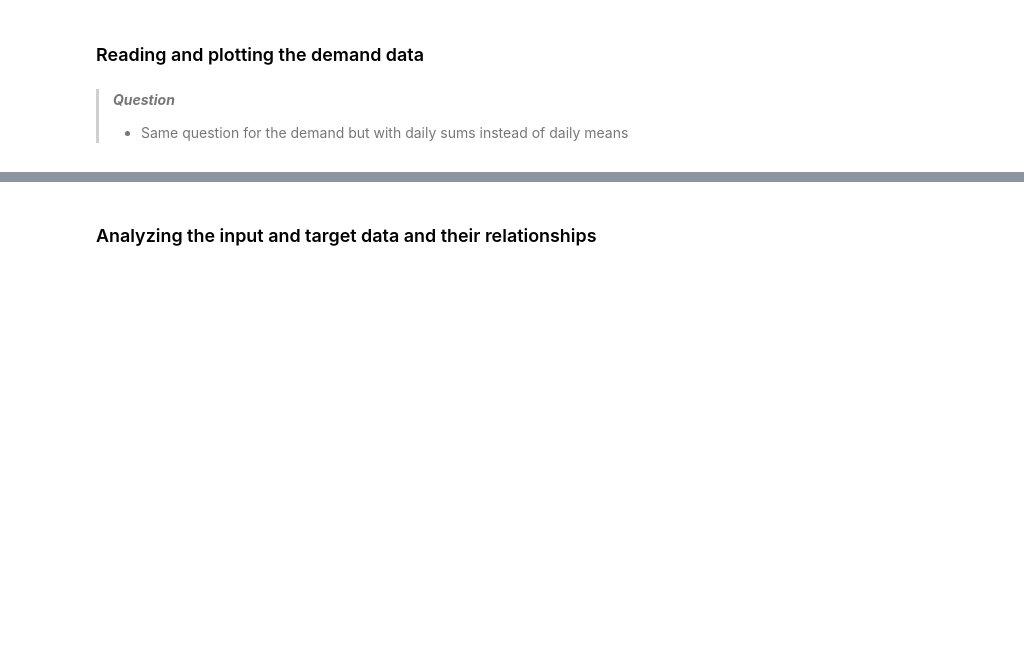
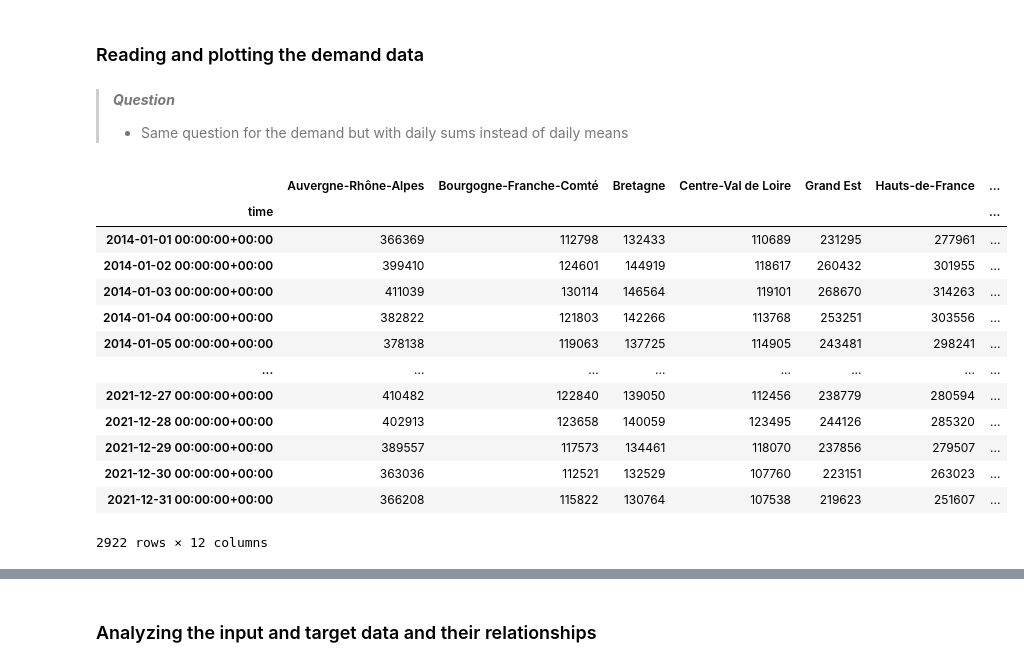
Before and after one commit to holguin2900/MEC-5107-EP-MachineLearning, a Jupyter notebook: 0-moodle/1_tutoriales/02_tutorial_supervised_learning_problem_ols.ipynb, the cells around one changed output, grey strips where cells are left out. Cells and saved outputs as stored; diff of their text form; code cells hidden in the pictures; blank space fills up the shorter version.

```diff
--- a/0-moodle/1_tutoriales/02_tutorial_supervised_learning_problem_ols.ipynb
+++ b/0-moodle/1_tutoriales/02_tutorial_supervised_learning_problem_ols.ipynb
@@ -92,3 +132,21 @@ TypeError: dtype 'str' does not support operation 'mean'
 > - Same question for the demand but with daily sums instead of daily means
 # %%
 # answer cell
+demande = pd.read_csv(dem_filepath,parse_dates=True, header=0,index_col = 0)
+demande_daily_sum = demande.resample('D').sum()
+demande_daily_sum
+# %% [output]
+|  | Auvergne-Rhône-Alpes | Bourgogne-Franche-Comté | Bretagne | Centre-Val de Loire | Grand Est | Hauts-de-France | ... |
+| time |  |  |  |  |  |  | ... |
+| 2014-01-01 00:00:00+00:00 | 366369 | 112798 | 132433 | 110689 | 231295 | 277961 | ... |
+| 2014-01-02 00:00:00+00:00 | 399410 | 124601 | 144919 | 118617 | 260432 | 301955 | ... |
+| 2014-01-03 00:00:00+00:00 | 411039 | 130114 | 146564 | 119101 | 268670 | 314263 | ... |
+| 2014-01-04 00:00:00+00:00 | 382822 | 121803 | 142266 | 113768 | 253251 | 303556 | ... |
+| 2014-01-05 00:00:00+00:00 | 378138 | 119063 | 137725 | 114905 | 243481 | 298241 | ... |
+| ... | ... | ... | ... | ... | ... | ... | ... |
+| 2021-12-27 00:00:00+00:00 | 410482 | 122840 | 139050 | 112456 | 238779 | 280594 | ... |
+| 2021-12-28 00:00:00+00:00 | 402913 | 123658 | 140059 | 123495 | 244126 | 285320 | ... |
+| 2021-12-29 00:00:00+00:00 | 389557 | 117573 | 134461 | 118070 | 237856 | 279507 | ... |
+| 2021-12-30 00:00:00+00:00 | 363036 | 112521 | 132529 | 107760 | 223151 | 263023 | ... |
+| 2021-12-31 00:00:00+00:00 | 366208 | 115822 | 130764 | 107538 | 219623 | 251607 | ... |
+2922 rows × 12 columns
```
Also changed, not shown: parts of 5 cells of this notebook.
